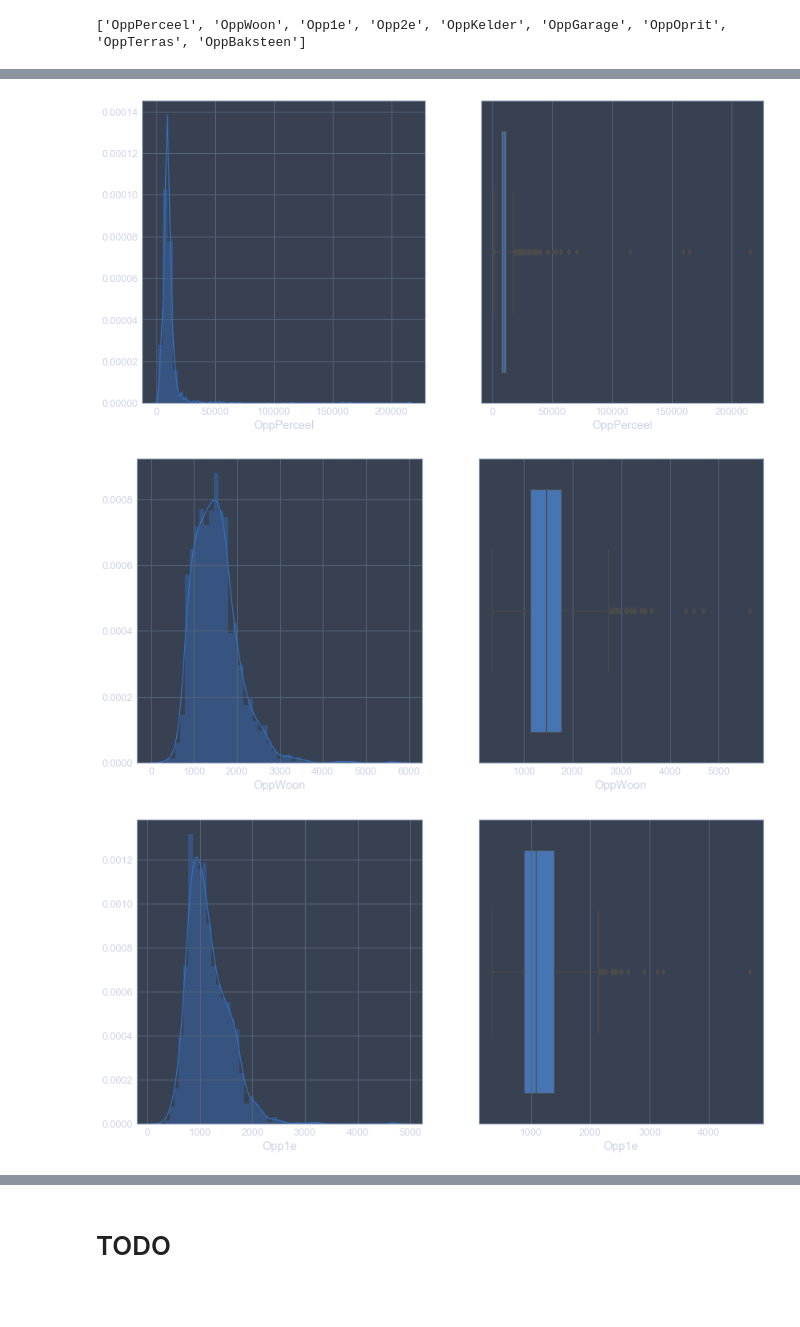
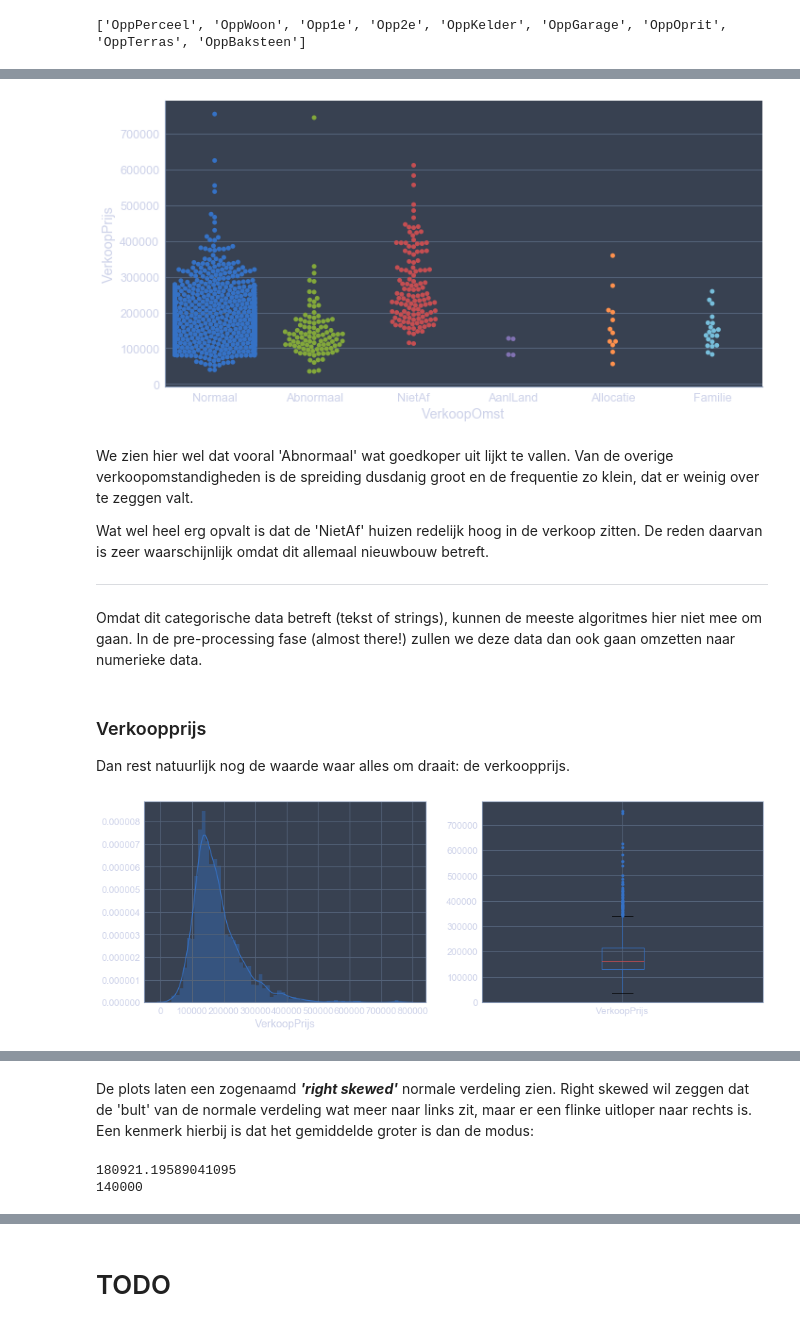
Before and after one commit to pvdwijdeven/Magion, a Jupyter notebook: SIG ML intro.ipynb, the cells around one changed output, grey strips where cells are left out. Saved outputs shown, nothing was run; the diff lists cells and outputs as text; code cells hidden in the pictures; blank space fills up the shorter version.

```diff
--- a/SIG ML intro.ipynb
+++ b/SIG ML intro.ipynb
@@ -343,10 +468,24 @@ print(columns_opp)
+# %%
+sns.catplot(x="VerkoopOmst", y="VerkoopPrijs", kind='swarm',
+            data=df_huis,height=5,aspect=2);
+# %% [output]
+[figure, added]
+# %% [markdown]
+We zien hier wel dat vooral 'Abnormaal' wat goedkoper uit lijkt te vallen. Van de overige verkoopomstandigheden is de spreiding dusdanig groot en de frequentie zo klein, dat er weinig over te zeggen valt.
+
+Wat wel heel erg opvalt is dat de 'NietAf' huizen redelijk hoog in de verkoop zitten. De reden daarvan is zeer waarschijnlijk omdat dit allemaal nieuwbouw betreft.
+
+---
+
+Omdat dit categorische data betreft (tekst of strings), kunnen de meeste algoritmes hier niet mee om gaan. In de pre-processing fase (almost there!) zullen we deze data dan ook gaan omzetten naar numerieke data.
+# %% [markdown]
+### Verkoopprijs
+Dan rest natuurlijk nog de waarde waar alles om draait: de verkoopprijs.
 # %%
-for feature in columns_opp:
-    fig, axs = plt.subplots(1, 2, figsize=(14, 7))
-    sns.distplot(df_huis[feature].dropna(), ax=axs[0])
-    sns.boxplot(df_huis[feature].dropna(), ax=axs[1])
-    plt.show()
+feature='VerkoopPrijs'
+fig, axs = plt.subplots(1, 2, figsize=(15, 5))
+sns.distplot(df_huis[feature].dropna(), ax=axs[0], kde=True, bins=60)
+df_huis[[feature]].dropna().boxplot(sym='b.', ax=axs[1])
+plt.show()
 # %% [output]
-[figure, old version]
+[figure, new version]
-[figure, removed]
-[figure, removed]
@@ -358,0 +492,9 @@ for feature in columns_opp:
+# %% [markdown]
+De plots laten een zogenaamd **_'right skewed'_** normale verdeling zien.
+Right skewed wil zeggen dat de 'bult' van de normale verdeling wat meer naar links zit, maar er een flinke uitloper naar rechts is. Een kenmerk hierbij is dat het gemiddelde groter is dan de modus:
+# %%
+print(df_huis['VerkoopPrijs'].mean())
+print(df_huis['VerkoopPrijs'].mode()[0])
+# %% [output]
+180921.19589041095
+140000
```
Also changed, not shown: parts of 35 cells of this notebook, 1 other file.
